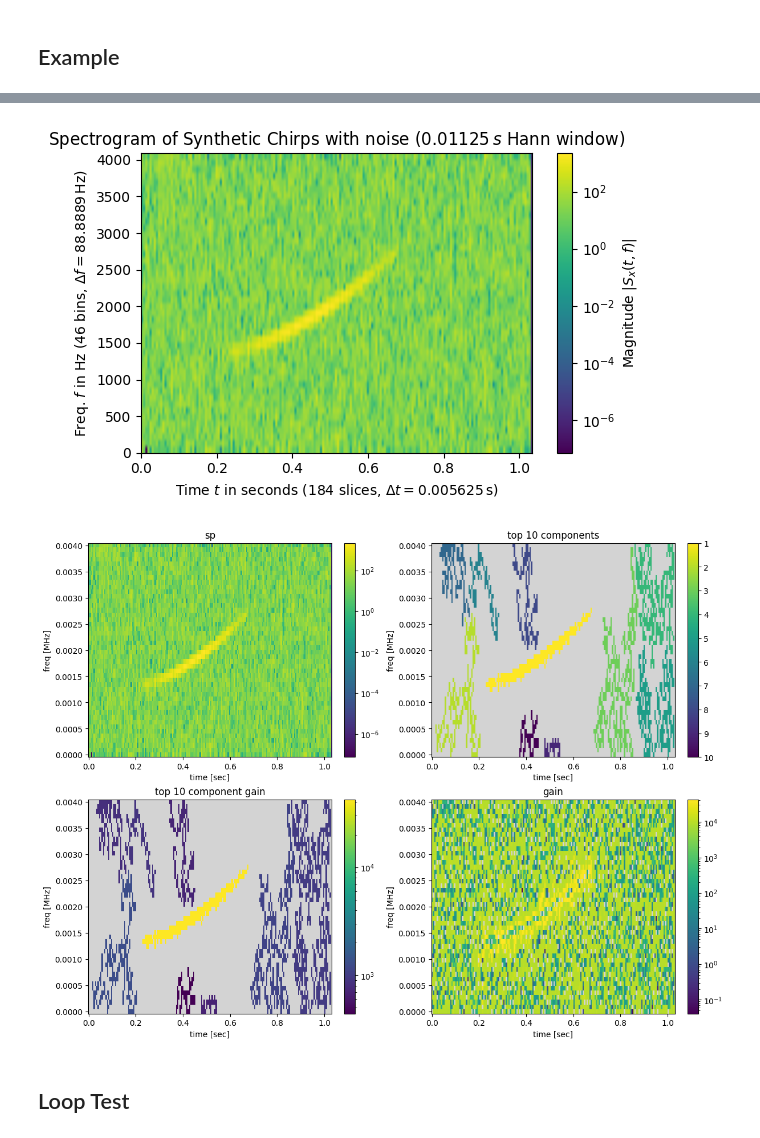
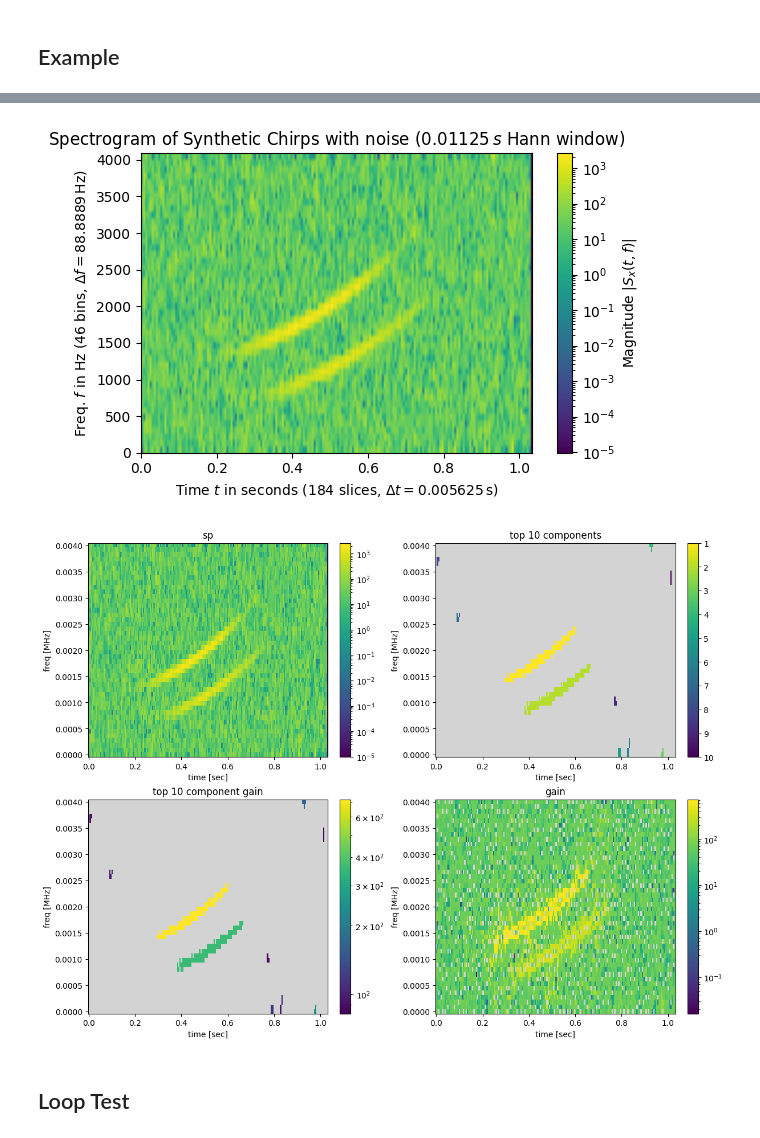
Before and after one commit to nacrocker/automated-segmentation, a Jupyter notebook: maxtree_tests_with_synthetic_data_and_noise.ipynb, the cells around one changed output, grey strips where cells are left out. Drawn from its saved outputs; the diff is of its cells as text; code cells hidden in the pictures.

Commit message:
exploring different gains effect on noise features and trying pure noise

```diff
--- a/maxtree_tests_with_synthetic_data_and_noise.ipynb
+++ b/maxtree_tests_with_synthetic_data_and_noise.ipynb
@@ -1147,11 +1147,12 @@ t0=t[int(nt/16)]
 t1=t[int(nt/16)+int(nt*3/4)-1]
 chirps.append(Chirp(amp=2.0, t0=t0, t1=t1, f0=0.3*fN, f1=0.9*fN))
 
-#t0=t[int(nt/8)]
-#t1=t[int(nt/8)+int(nt*3/4)-1]
-#chirps.append(Chirp(amp=1.5, t0=t0, t1=t1, f0=0.15*fN, f1=0.7*fN))
+t0=t[int(nt/8)]
+t1=t[int(nt/8)+int(nt*3/4)-1]
+chirps.append(Chirp(amp=1.5, t0=t0, t1=t1, f0=0.15*fN, f1=0.7*fN))
 
 sig0 = add_funcsigs(chirps,t)
+#sig0 = 0*t
 #noise_generator_seed = 12345
 noise_generator_seed = None
 noise_generator = np.random.default_rng(seed=noise_generator_seed).normal
@@ -1244,13 +1245,14 @@ self=spmxtr
 signaltonoise=self.volume/(self.area*self.image)
 #signaltonoise=self.volume/(self.area*self.peak)
 avspecdens=self.volume/self.area*self.extents[...,1]
-#avspecdens=self.volume/self.area
+avspecheight=self.volume/self.area
 specdens_signaltonoise=self.volume*self.extents[...,1]/(self.area*self.image)
 volume_growth=self.volume*self.extents[...,1]
 
 
 #gain=signaltonoise.copy()
-gain=avspecdens.copy()
+gain = avspecheight.copy()
+#gain=avspecdens.copy()
 #gain=specdens_signaltonoise.copy()
 gain_rav=gain.ravel()
 
@@ -1384,5 +1386,5 @@ def _():
-[figure, old version]
+[figure, new version]
-[figure, old version]
+[figure, new version]
 # %% [markdown]
 ## Loop Test
 # %%
```
Also changed, not shown: parts of 4 cells of this notebook.
